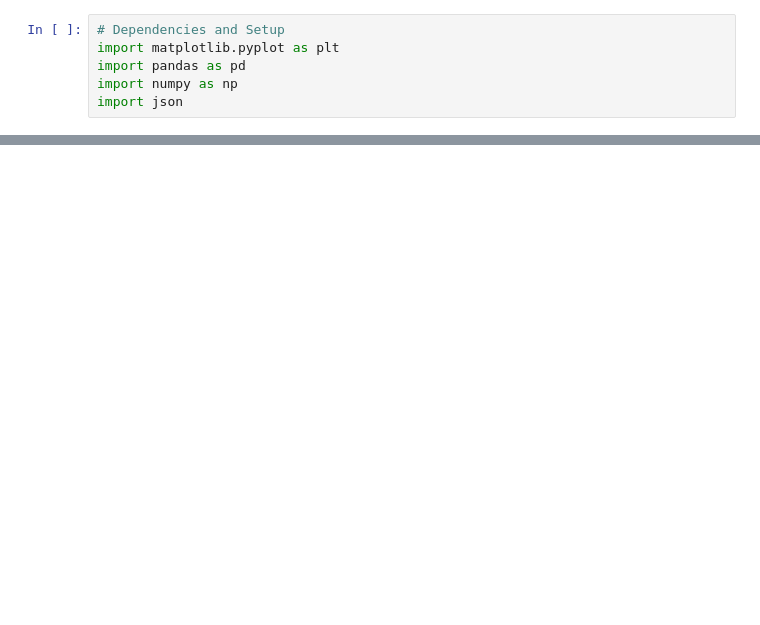
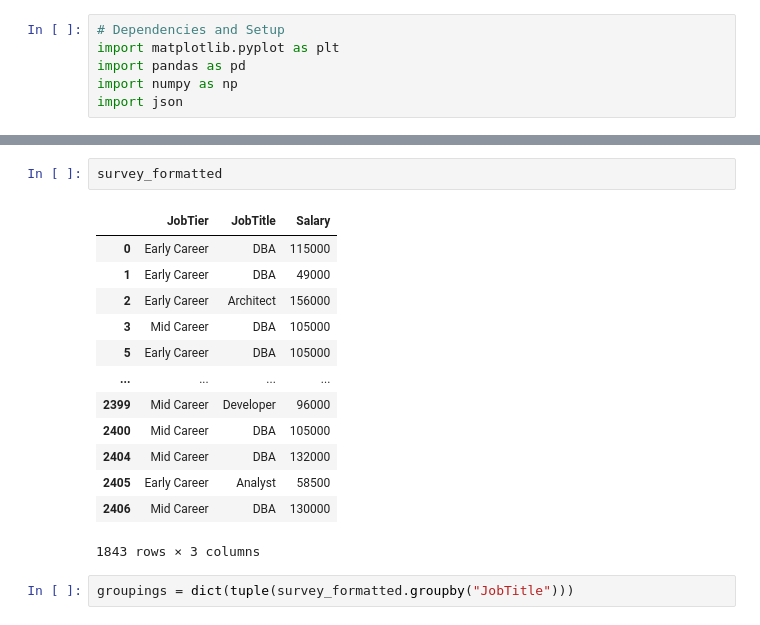
Before and after one commit to tritchlin/group-project1, a Jupyter notebook: Wages.ipynb, the cells around one changed output, grey strips where cells are left out. Cells and saved outputs as stored; diff of their text form; blank space fills up the shorter version.

```diff
--- a/Wages.ipynb
+++ b/Wages.ipynb
@@ -116,0 +123,18 @@ us_salary_cleaned
+# %%
+survey_formatted
+# %% [output]
+|  | JobTier | JobTitle | Salary |
+| 0 | Early Career | DBA | 115000 |
+| 1 | Early Career | DBA | 49000 |
+| 2 | Early Career | Architect | 156000 |
+| 3 | Mid Career | DBA | 105000 |
+| 5 | Early Career | DBA | 105000 |
+| ... | ... | ... | ... |
+| 2399 | Mid Career | Developer | 96000 |
+| 2400 | Mid Career | DBA | 105000 |
+| 2404 | Mid Career | DBA | 132000 |
+| 2405 | Early Career | Analyst | 58500 |
+| 2406 | Mid Career | DBA | 130000 |
+1843 rows × 3 columns
+# %%
+groupings = dict(tuple(survey_formatted.groupby("JobTitle")))
```
Also changed, not shown: parts of 35 cells of this notebook.
